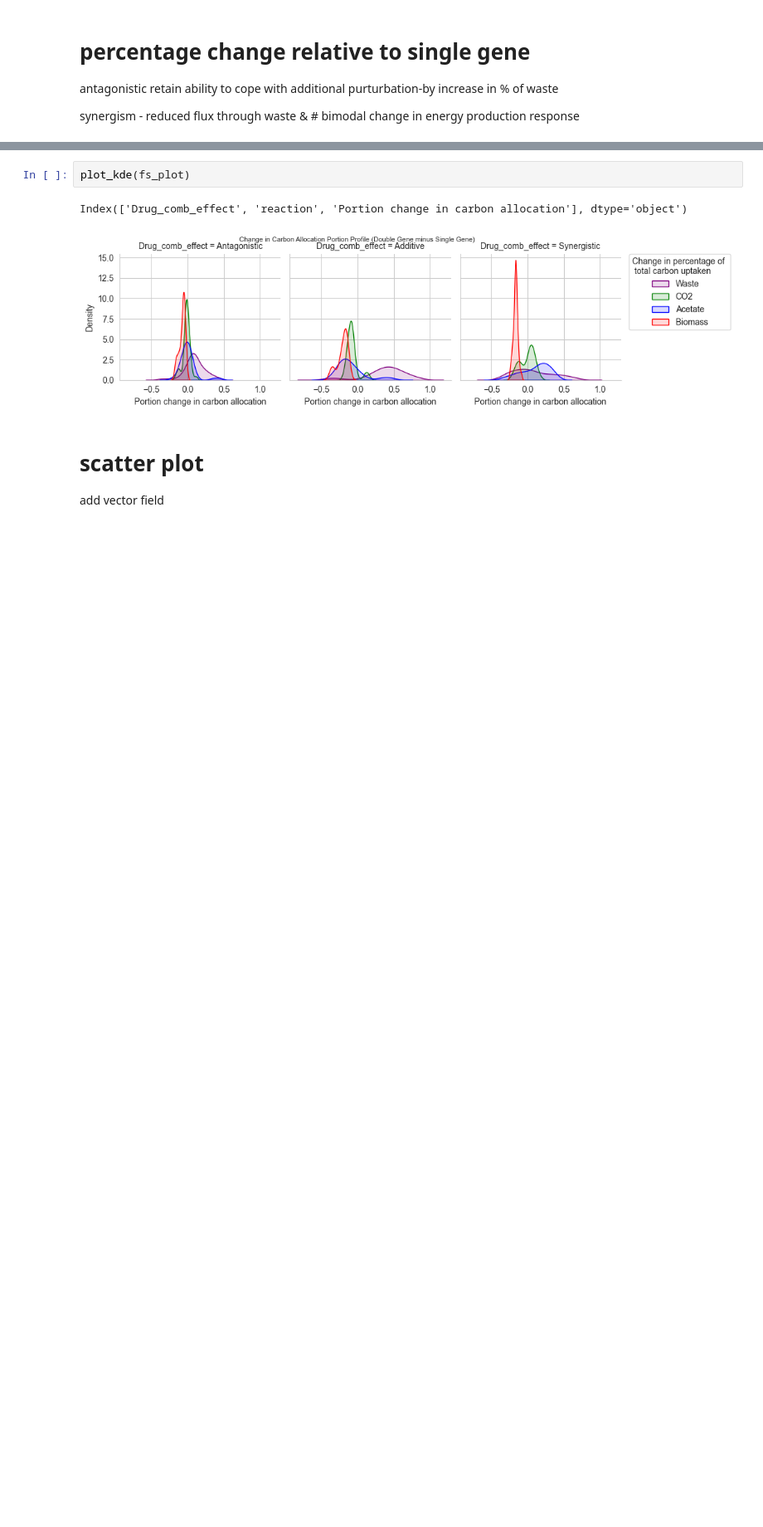
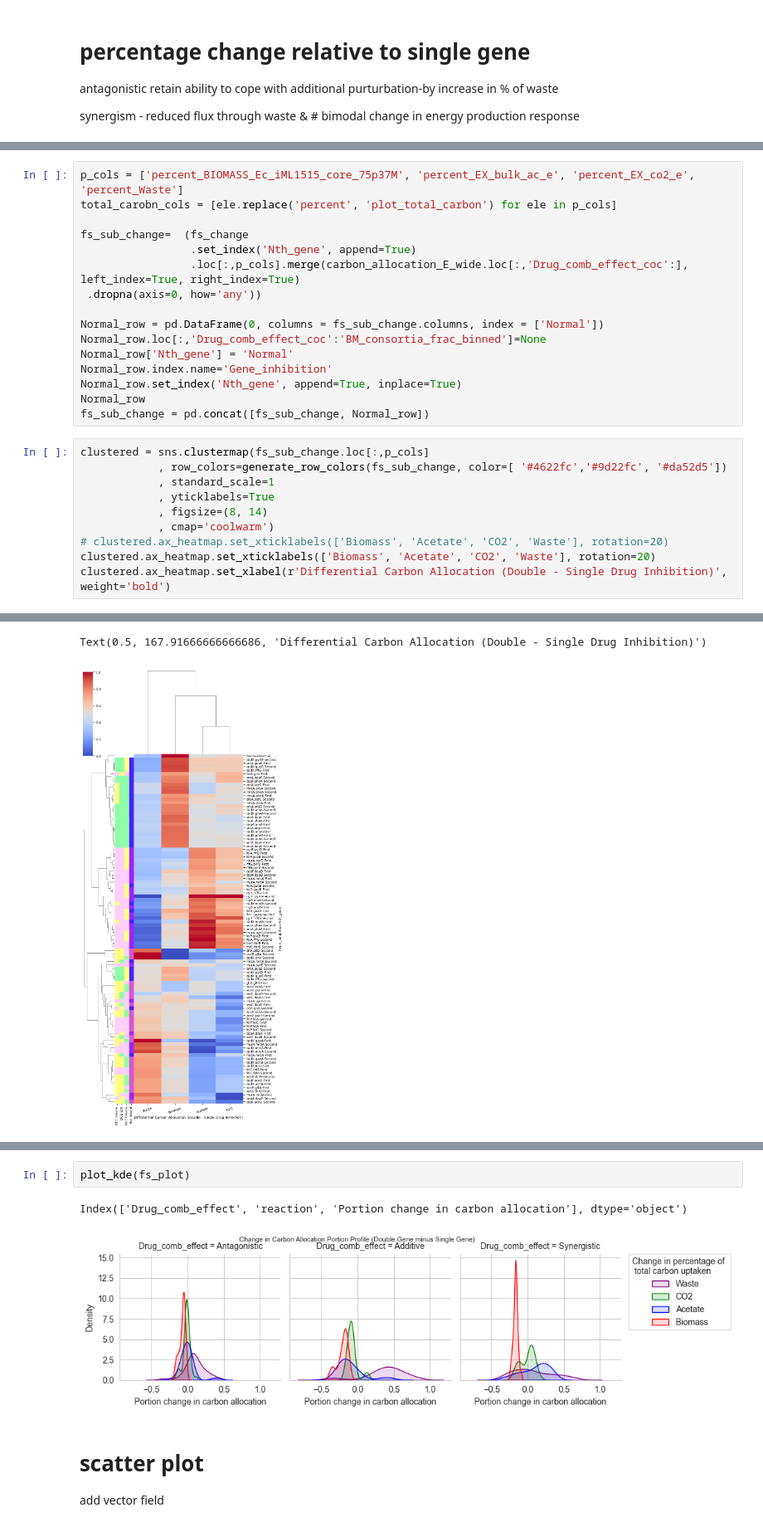
Before and after one commit to TFwongw/Harcombe_Lab, a Jupyter notebook: JupyterNotebook/flux_analysis.ipynb, the cells around one changed output, grey strips where cells are left out. Shown at 83% size. Drawn from its saved outputs; the diff is of its cells as text; blank space fills up the shorter version.

```diff
--- a/JupyterNotebook/flux_analysis.ipynb
+++ b/JupyterNotebook/flux_analysis.ipynb
@@ -207,0 +307,27 @@ synergism - reduced flux through waste & # bimodal change in energy production r
+# %%
+p_cols = ['percent_BIOMASS_Ec_iML1515_core_75p37M', 'percent_EX_bulk_ac_e', 'percent_EX_co2_e', 'percent_Waste']
+total_carobn_cols = [ele.replace('percent', 'plot_total_carbon') for ele in p_cols]
+
+fs_sub_change=  (fs_change
+                 .set_index('Nth_gene', append=True)
+                 .loc[:,p_cols].merge(carbon_allocation_E_wide.loc[:,'Drug_comb_effect_coc':], left_index=True, right_index=True)
+ .dropna(axis=0, how='any'))
+
+Normal_row = pd.DataFrame(0, columns = fs_sub_change.columns, index = ['Normal'])
+Normal_row.loc[:,'Drug_comb_effect_coc':'BM_consortia_frac_binned']=None
+Normal_row['Nth_gene'] = 'Normal'
+Normal_row.index.name='Gene_inhibition'
+Normal_row.set_index('Nth_gene', append=True, inplace=True)
+Normal_row
+fs_sub_change = pd.concat([fs_sub_change, Normal_row])
+# %%
+clustered = sns.clustermap(fs_sub_change.loc[:,p_cols]
+            , row_colors=generate_row_colors(fs_sub_change, color=[ '#4622fc','#9d22fc', '#da52d5'])
+            , standard_scale=1
+            , yticklabels=True
+            , figsize=(8, 14)
+            , cmap='coolwarm')
+# clustered.ax_heatmap.set_xticklabels(['Biomass', 'Acetate', 'CO2', 'Waste'], rotation=20)
+clustered.ax_heatmap.set_xticklabels(['Biomass', 'Acetate', 'CO2', 'Waste'], rotation=20)
+clustered.ax_heatmap.set_xlabel(r'Differential Carbon Allocation (Double - Single Drug Inhibition)', weight='bold')
+# %% [output]
@@ -207,0 +339,2 @@ synergism - reduced flux through waste & # bimodal change in energy production r
+Text(0.5, 167.91666666666686, 'Differential Carbon Allocation (Double - Single Drug Inhibition)')
+[figure, added]
```
Also changed, not shown: parts of 31 cells of this notebook.
